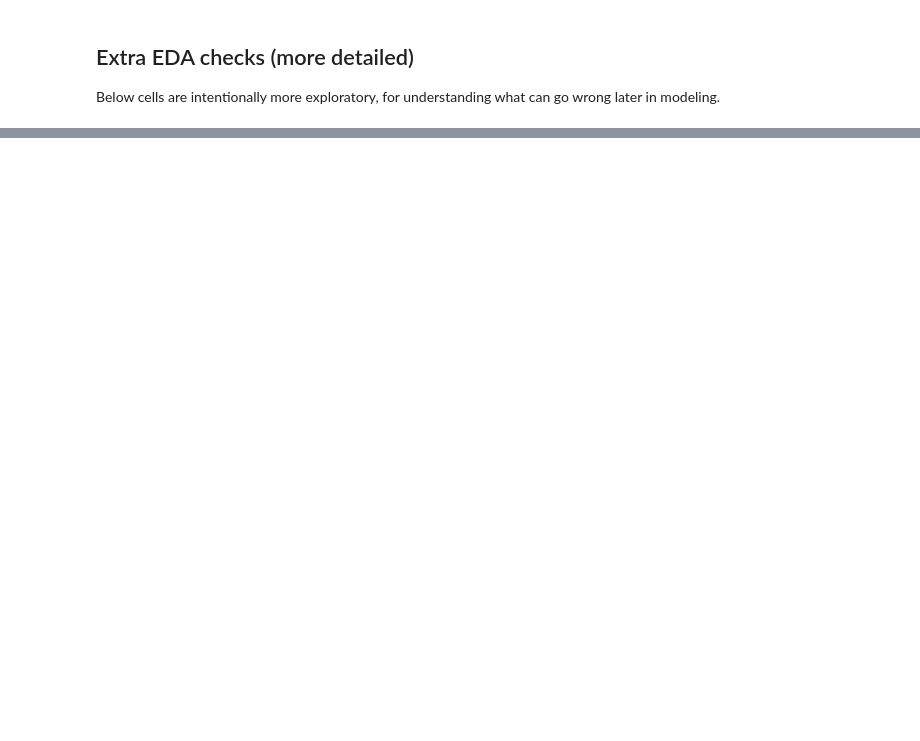
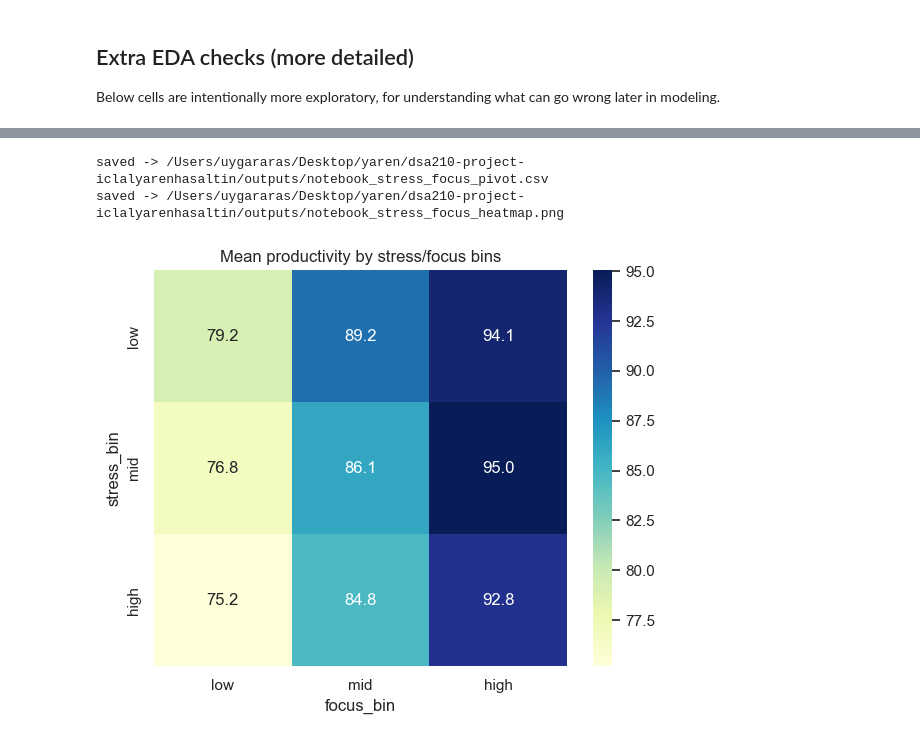
Before and after one commit to yarenhasaltin/dsa210-project-iclalyarenhasaltin, a Jupyter notebook: notebooks/01_eda_and_hypothesis_tests.ipynb, the cells around one changed output, grey strips where cells are left out. Saved outputs shown, nothing was run; the diff lists cells and outputs as text; code cells hidden in the pictures; blank space fills up the shorter version.

```diff
--- a/notebooks/01_eda_and_hypothesis_tests.ipynb
+++ b/notebooks/01_eda_and_hypothesis_tests.ipynb
@@ -181,0 +374,21 @@ print('saved -> outputs/notebook_hypothesis_tests.csv')
+# %%
+# 12) productivity across stress and focus bins
+if 'stress_level' in df.columns and 'focus_score' in df.columns:
+    tmp = df.copy()
+    tmp['stress_bin'] = pd.cut(tmp['stress_level'], bins=[0, 3, 6, 10], labels=['low', 'mid', 'high'])
+    tmp['focus_bin'] = pd.cut(tmp['focus_score'], bins=[0, 3, 6, 10], labels=['low', 'mid', 'high'])
+
+    pivot = tmp.pivot_table(index='stress_bin', columns='focus_bin', values=TARGET_COLUMN, aggfunc='mean')
+    pivot.to_csv(os.path.join(NB_OUT, 'notebook_stress_focus_pivot.csv'))
+    print('saved ->', os.path.join(NB_OUT, 'notebook_stress_focus_pivot.csv'))
+
+    plt.figure(figsize=(6, 5))
+    sns.heatmap(pivot, annot=True, fmt='.1f', cmap='YlGnBu')
+    plt.title('Mean productivity by stress/focus bins')
+    nb_savefig('notebook_stress_focus_heatmap.png')
+    plt.show()
+    pivot
+# %% [output]
+saved -> /Users/uygararas/Desktop/yaren/dsa210-project-iclalyarenhasaltin/outputs/notebook_stress_focus_pivot.csv
+saved -> /Users/uygararas/Desktop/yaren/dsa210-project-iclalyarenhasaltin/outputs/notebook_stress_focus_heatmap.png
+[figure, added]
```
Also changed, not shown: parts of 33 cells of this notebook.
